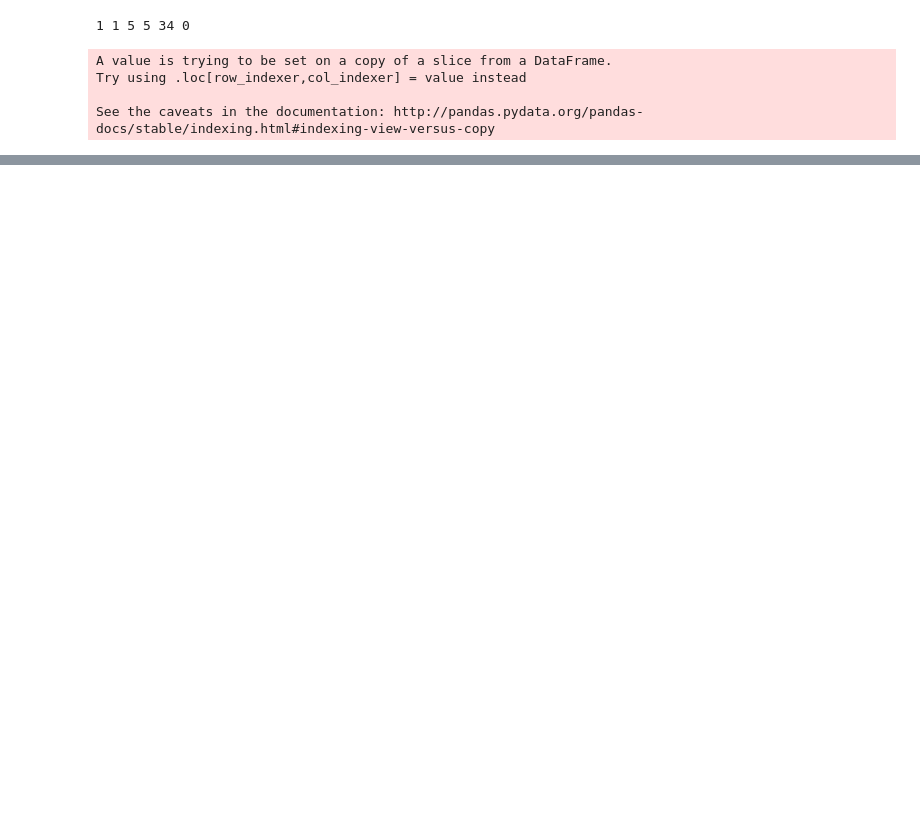
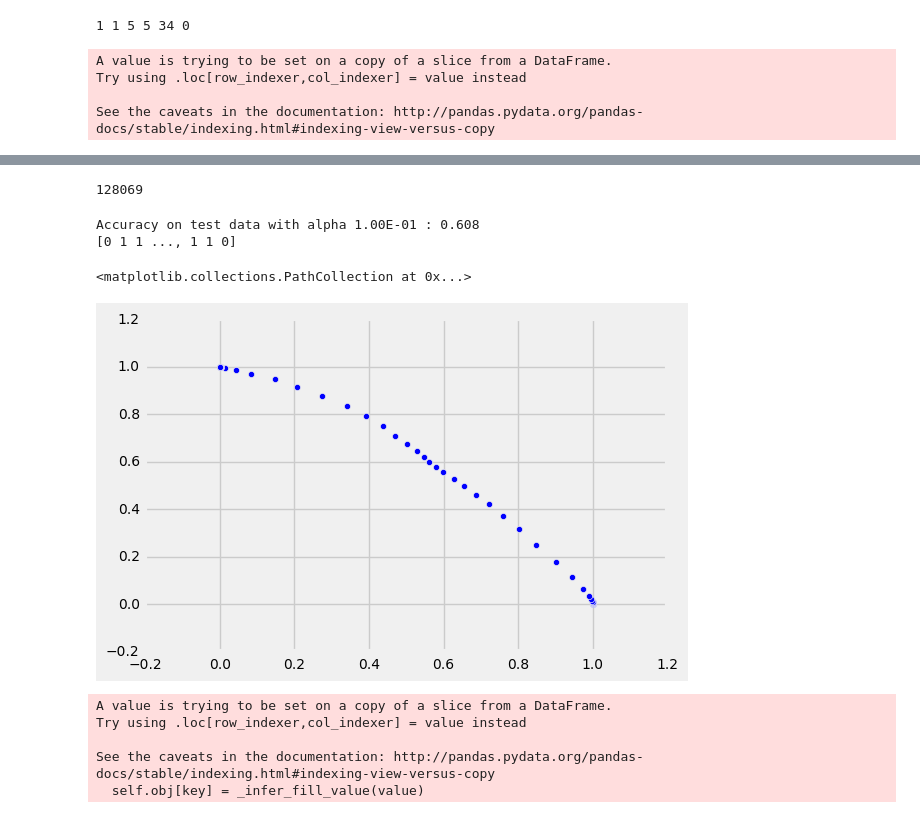
Before and after one commit to apbecker/NBA-Data, a Jupyter notebook: Scripts/PlayingWithTheData.ipynb, the cells around one changed output, grey strips where cells are left out. Saved outputs shown, nothing was run; the diff lists cells and outputs as text; code cells hidden in the pictures; blank space fills up the shorter version.

Commit message:
added regression

```diff
--- a/Scripts/PlayingWithTheData.ipynb
+++ b/Scripts/PlayingWithTheData.ipynb
@@ -200,0 +201,38 @@ plt.plot(map(lambda x: (1./meanInterval)*np.exp(-x/meanInterval), range(0,30)),c
+# %%
+print len(df)
+#take first 80% as training - 10% for validation; 10% for testing
+#first randomize so it's not all one shooter
+
+def clock_conv(x):
+    time = x.split(':')
+    time = map(float, time)
+    return time[0] + time[1]/60.
+
+#df.loc[:, "GAME_CLOCK"] = df.loc[:, "GAME_CLOCK"].apply(clock_conv)
+df.loc[:, "SHOT_CLOCK"] = df.loc[:, "SHOT_CLOCK"].fillna(df.loc[:, "GAME_CLOCK"])
+
+df_input = df.loc[:,['SHOT_DIST','CLOSE_DEF_DIST','DRIBBLES','SHOT_CLOCK','MADE_INT','TOUCH_TIME']]
+df_rand = df_input.sample(frac=1)
+df_rand = df_rand.sample(frac=1)
+df_rand = df_rand.sample(frac=1)
+
+df_train = df_rand.iloc[0:102800,:]
+df_val = df_rand.iloc[102801:115499,:]
+df_test = df_rand.iloc[115500:,:]
+# %% [output]
+128069
+# %%
+from sklearn.neural_network import MLPClassifier
+from sklearn.linear_model import SGDClassifier
+
+def getTrainData(nVar):
+    ExamplesTrain = df_train.loc[:,['SHOT_DIST','CLOSE_DEF_DIST','DRIBBLES','SHOT_CLOCK','TOUCH_TIME']].as_matrix()
+    #now the signal
+    ResultsTrain = df_train.loc[:,['MADE_INT']].as_matrix()
+    return (ExamplesTrain,ResultsTrain)
+
+def getTestData(nVar):
+    ExamplesTest = df_test.loc[:,['SHOT_DIST','CLOSE_DEF_DIST','DRIBBLES','SHOT_CLOCK','TOUCH_TIME']].as_matrix()
+    #now the signal
+    ResultsTest = df_test.loc[:,'MADE_INT'].as_matrix()
+    return (ExamplesTest,ResultsTest)
@@ -200,0 +282,18 @@ plt.plot(map(lambda x: (1./meanInterval)*np.exp(-x/meanInterval), range(0,30)),c
+# %%
+accep,rej,probsTest,probsTrain = runSciKitRegressionL1(0,0.1)
+# %% [output]
+Accuracy on test data with alpha 1.00E-01 : 0.608
+[0 1 1 ..., 1 1 0]
+# %%
+plt.scatter(accep,rej)
+# %% [output]
+<matplotlib.collections.PathCollection at 0x...>
+[figure, added]
+# %%
+df_train.loc[:,'PROB']=probsTrain[:,1]
+# %% [output]
+A value is trying to be set on a copy of a slice from a DataFrame.
+Try using .loc[row_indexer,col_indexer] = value instead
+
+See the caveats in the documentation: http://pandas.pydata.org/pandas-docs/stable/indexing.html#indexing-view-versus-copy
+  self.obj[key] = _infer_fill_value(value)
```
Also changed, not shown: parts of 14 cells of this notebook.
